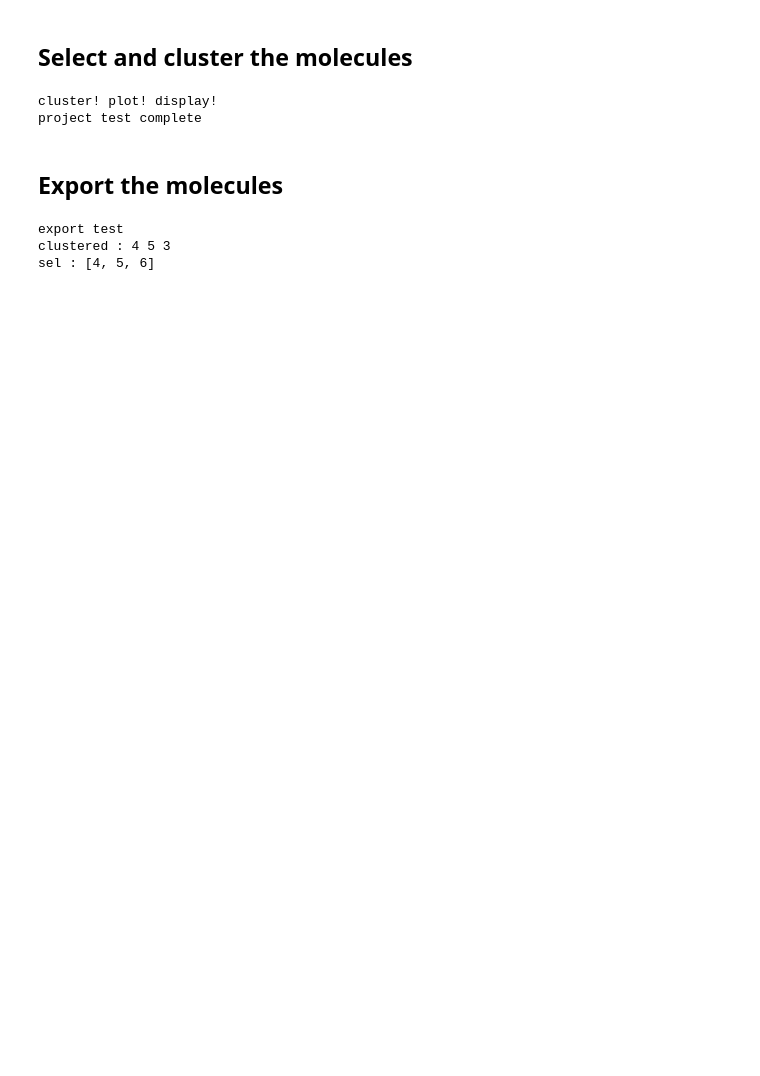
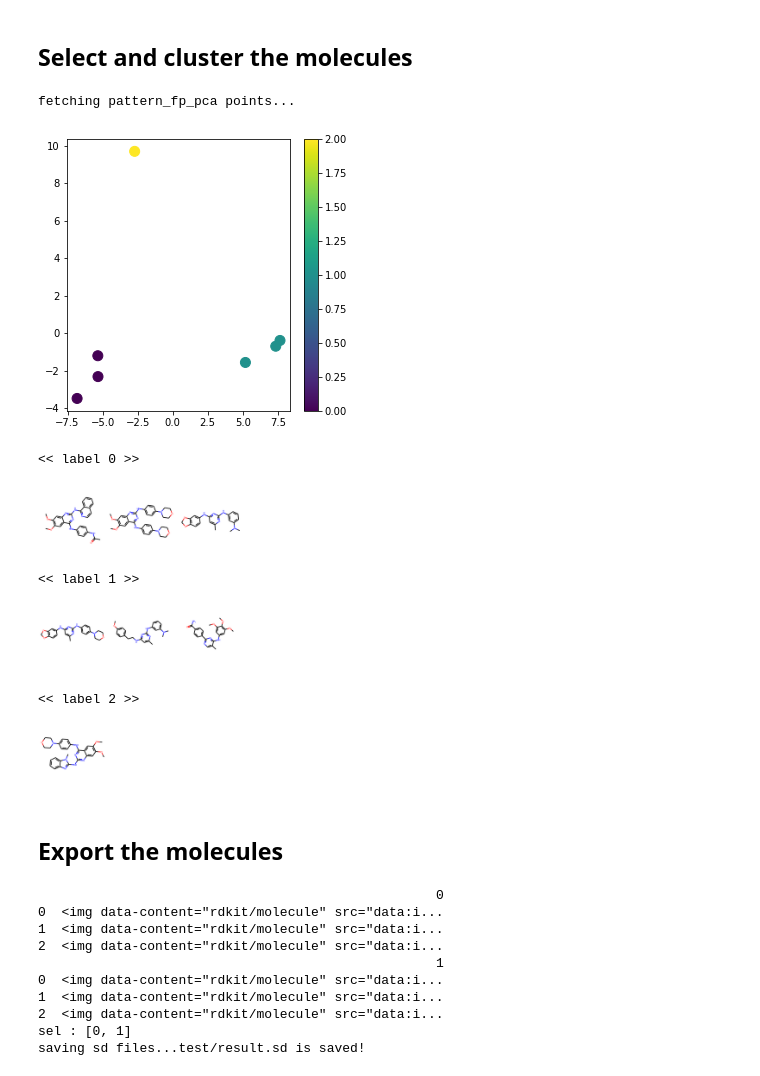
Before and after one commit to khhandrea/chemical-autoencoder, a Jupyter notebook: implement.ipynb, the cells around one changed output. Cells and saved outputs as stored; diff of their text form; code cells hidden in the pictures; blank space fills up the shorter version.

Commit message:
Add clustering function

```diff
--- a/implement.ipynb
+++ b/implement.ipynb
@@ -118,19 +94,33 @@ plot_molecules('test')
 # %%
 from implements.plotter import cluster
 
-sel = input('select graph to be clustered')
-clustered = cluster(project, sel) # cluster, plot, display
+# sel = int(input('enter the graph to be clustered'))
+# n_clusters = int(input('enter the number of group'))
+clustered = cluster('test', 5, 3, size=100, alpha=1) # cluster, plot, display
 # %% [output]
-cluster! plot! display!
-project test complete
+fetching pattern_fp_pca points...
+[figure, added]
+<< label 0 >>
+[figure, added]
+<< label 1 >>
+[figure, added]
+<< label 2 >>
+[figure, added]
 # %% [markdown]
 ## Export the molecules
 # %%
 from implements.plotter import export_molecules
 
 sel = list(map(int, input('enter label numbers to export').split(' ')))
-export_molecules(project, clustered, sel)
+export_molecules('test', clustered, sel)
 # %% [output]
-export test
-clustered : 4 5 3
-sel : [4, 5, 6]
+                                                   0
+0  <img data-content="rdkit/molecule" src="data:i...
+1  <img data-content="rdkit/molecule" src="data:i...
+2  <img data-content="rdkit/molecule" src="data:i...
+                                                   1
+0  <img data-content="rdkit/molecule" src="data:i...
+1  <img data-content="rdkit/molecule" src="data:i...
+2  <img data-content="rdkit/molecule" src="data:i...
+sel : [0, 1]
+saving sd files...test/result.sd is saved!
```
Also changed, not shown: parts of 9 cells of this notebook, 4 other files.
